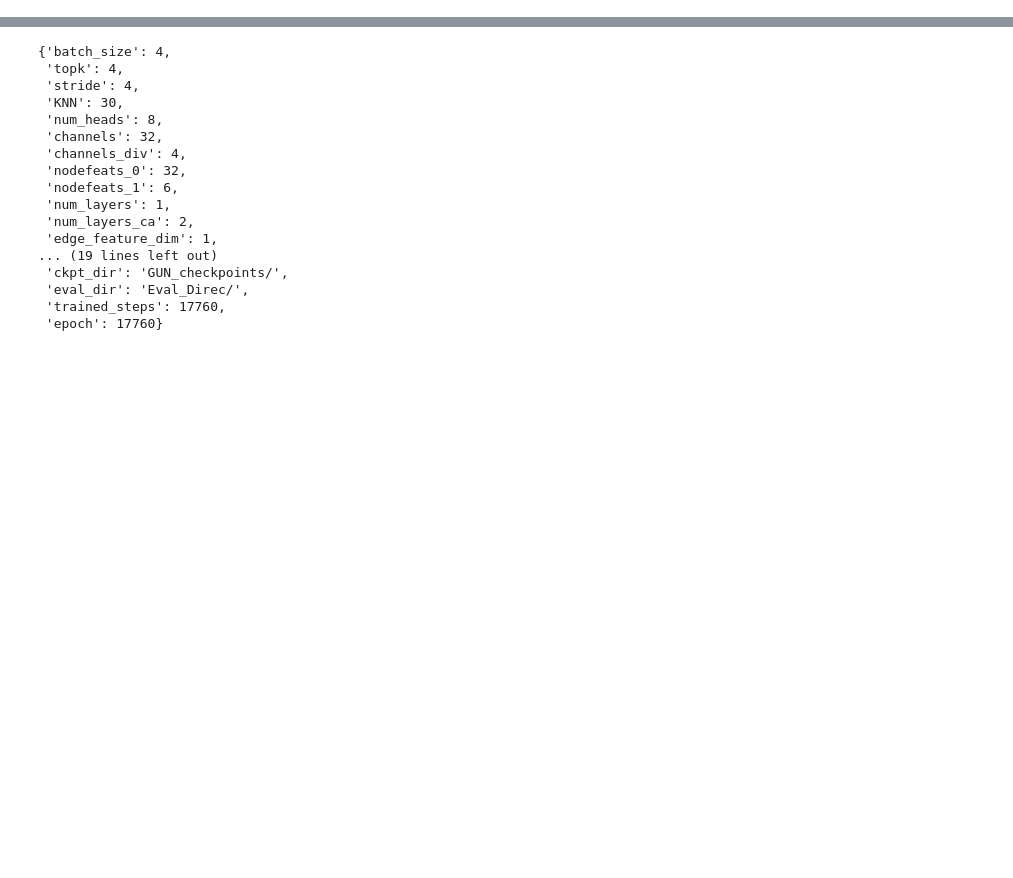
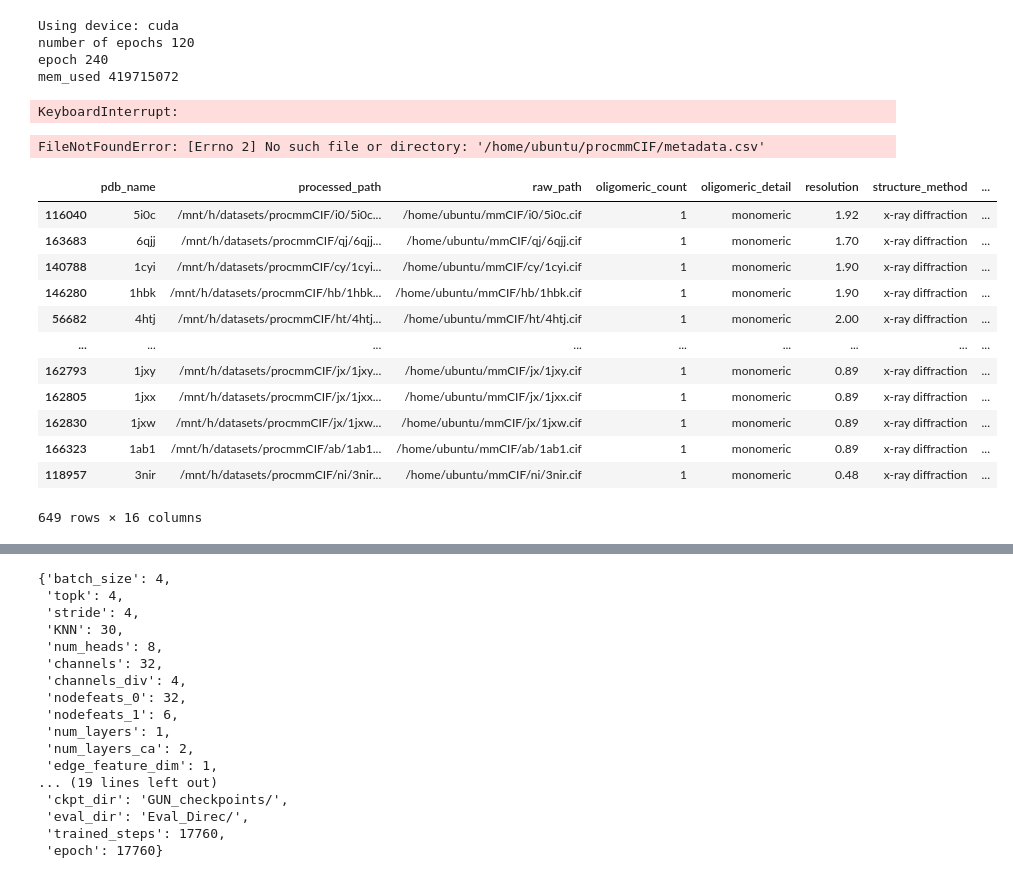
Before and after one commit to NickWoodall/GraphUNet_SE3Diff, a Jupyter notebook: test_env.ipynb, the cells around one changed output, grey strips where cells are left out. Cells and saved outputs as stored; diff of their text form; code cells hidden in the pictures; blank space fills up the shorter version.

Commit message:
cluster batch

```diff
--- a/test_env.ipynb
+++ b/test_env.ipynb
@@ -26,3 +26,9 @@ import argparse
 #mode meta
 
 import pandas as pd
+# %%
+with open('configs/base_gun.json', 'r') as f:
+            conf = json.load(f)
+with open('configs/gun_cluster.json', 'r') as f:
+            conf = json.load(f)
+exp = Experiment(conf, name='t2', ckpt_model=None, ckpt_opt=None,swap_metadir=True)
@@ -28,0 +150,34 @@ import pandas as pd
+# %%
+exp.start_training()
+# %% [output]
+Using device: cuda
+number of epochs 120
+epoch 240
+mem_used 419715072
+KeyboardInterrupt:
+# %%
+with open('configs/base_gun.json', 'r') as f:
+            conf = json.load(f)
+with open('configs/gun_cluster.json', 'r') as f:
+            conf = json.load(f)
+exp = Experiment(conf, name='t2', ckpt_model=None, ckpt_opt=None,swap_metadir=True)
+# %%
+a,b = exp.create_dataset()
+# %% [output]
+FileNotFoundError: [Errno 2] No such file or directory: '/home/ubuntu/procmmCIF/metadata.csv'
+# %%
+exp.dataset.csv
+# %% [output]
+|  | pdb_name | processed_path | raw_path | oligomeric_count | oligomeric_detail | resolution | structure_method | ... |
+| 116040 | 5i0c | /mnt/h/datasets/procmmCIF/i0/5i0c... | /home/ubuntu/mmCIF/i0/5i0c.cif | 1 | monomeric | 1.92 | x-ray diffraction | ... |
+| 163683 | 6qjj | /mnt/h/datasets/procmmCIF/qj/6qjj... | /home/ubuntu/mmCIF/qj/6qjj.cif | 1 | monomeric | 1.70 | x-ray diffraction | ... |
+| 140788 | 1cyi | /mnt/h/datasets/procmmCIF/cy/1cyi... | /home/ubuntu/mmCIF/cy/1cyi.cif | 1 | monomeric | 1.90 | x-ray diffraction | ... |
+| 146280 | 1hbk | /mnt/h/datasets/procmmCIF/hb/1hbk... | /home/ubuntu/mmCIF/hb/1hbk.cif | 1 | monomeric | 1.90 | x-ray diffraction | ... |
+| 56682 | 4htj | /mnt/h/datasets/procmmCIF/ht/4htj... | /home/ubuntu/mmCIF/ht/4htj.cif | 1 | monomeric | 2.00 | x-ray diffraction | ... |
+| ... | ... | ... | ... | ... | ... | ... | ... | ... |
+| 162793 | 1jxy | /mnt/h/datasets/procmmCIF/jx/1jxy... | /home/ubuntu/mmCIF/jx/1jxy.cif | 1 | monomeric | 0.89 | x-ray diffraction | ... |
+| 162805 | 1jxx | /mnt/h/datasets/procmmCIF/jx/1jxx... | /home/ubuntu/mmCIF/jx/1jxx.cif | 1 | monomeric | 0.89 | x-ray diffraction | ... |
+| 162830 | 1jxw | /mnt/h/datasets/procmmCIF/jx/1jxw... | /home/ubuntu/mmCIF/jx/1jxw.cif | 1 | monomeric | 0.89 | x-ray diffraction | ... |
+| 166323 | 1ab1 | /mnt/h/datasets/procmmCIF/ab/1ab1... | /home/ubuntu/mmCIF/ab/1ab1.cif | 1 | monomeric | 0.89 | x-ray diffraction | ... |
+| 118957 | 3nir | /mnt/h/datasets/procmmCIF/ni/3nir... | /home/ubuntu/mmCIF/ni/3nir.cif | 1 | monomeric | 0.48 | x-ray diffraction | ... |
+649 rows × 16 columns
```
Also changed, not shown: parts of 16 cells of this notebook, 8 other files.
